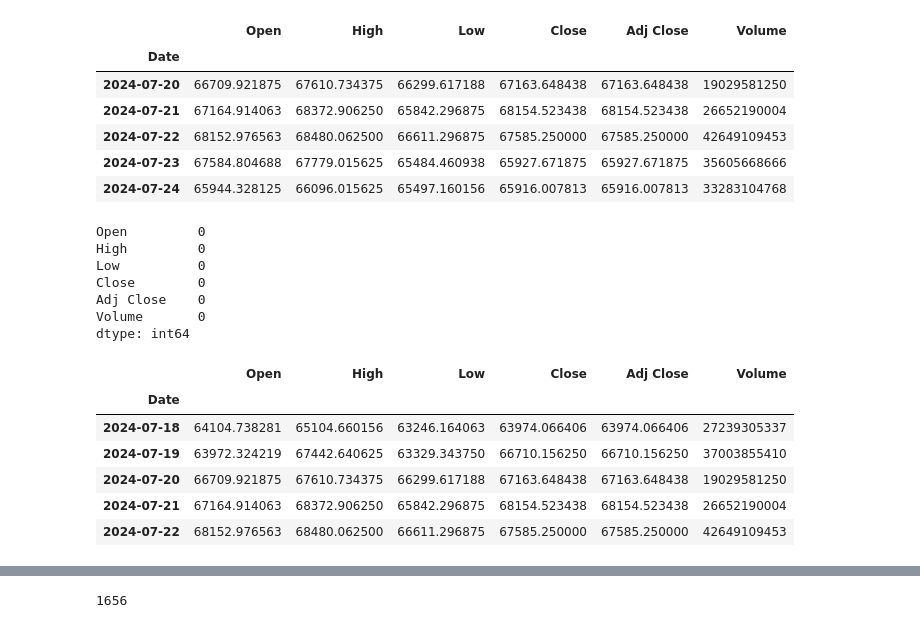
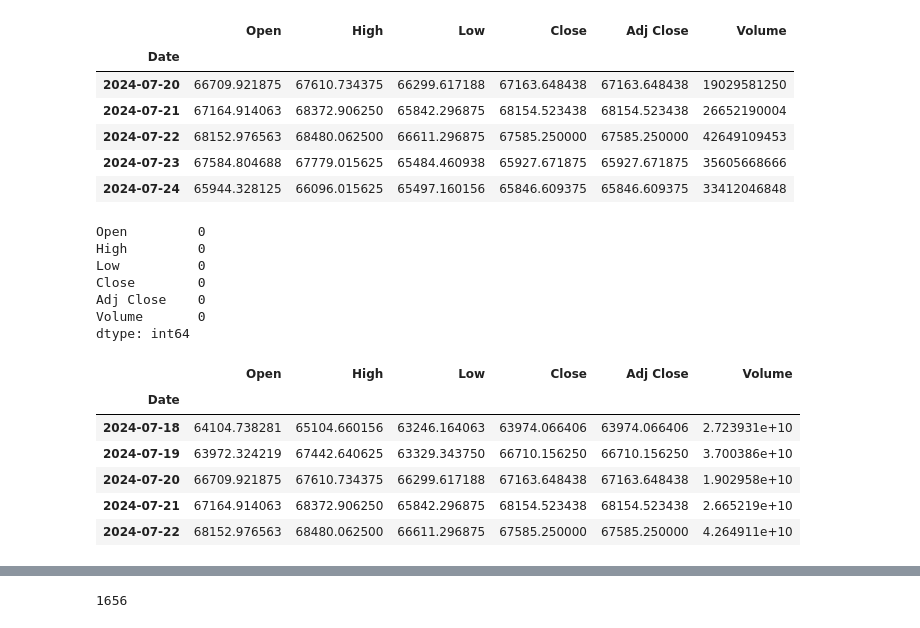
Before and after one commit to Jogang523/DL, a Jupyter notebook: rnn/RNN_2.ipynb, the cells around one changed output, grey strips where cells are left out. Saved outputs shown, nothing was run; the diff lists cells and outputs as text; code cells hidden in the pictures.

```diff
--- a/rnn/RNN_2.ipynb
+++ b/rnn/RNN_2.ipynb
@@ -32,16 +36,16 @@ Requirement already satisfied: six>=1.5 in c:\users\m\appdata\roaming\python\pyt
 # %%
 import FinanceDataReader as fdr
 # %%
-df=fdr.DataReader('BTC/USD','2024')
+df = fdr.DataReader('BTC/USD', '2020', '2025')
 df.tail()
 # %% [output]
 |  | Open | High | Low | Close | Adj Close | Volume |
 | Date |  |  |  |  |  |  |
 | 2024-07-20 | 66709.921875 | 67610.734375 | 66299.617188 | 67163.648438 | 67163.648438 | 19029581250 |
 | 2024-07-21 | 67164.914063 | 68372.906250 | 65842.296875 | 68154.523438 | 68154.523438 | 26652190004 |
 | 2024-07-22 | 68152.976563 | 68480.062500 | 66611.296875 | 67585.250000 | 67585.250000 | 42649109453 |
 | 2024-07-23 | 67584.804688 | 67779.015625 | 65484.460938 | 65927.671875 | 65927.671875 | 35605668666 |
-| 2024-07-24 | 65944.328125 | 66096.015625 | 65497.160156 | 65916.007813 | 65916.007813 | 33283104768 |
+| 2024-07-24 | 65944.328125 | 66096.015625 | 65497.160156 | 65846.609375 | 65846.609375 | 33412046848 |
 # %%
 df.isnull().sum()
 # %% [output]
@@ -53,13 +57,13 @@ Adj Close    0
 Volume       0
 dtype: int64
 # %%
-df=df.iloc[:-2]
-df.tail()
+# df = df.iloc[:-2]
+# df.tail()
 # %% [output]
 |  | Open | High | Low | Close | Adj Close | Volume |
 | Date |  |  |  |  |  |  |
-| 2024-07-18 | 64104.738281 | 65104.660156 | 63246.164063 | 63974.066406 | 63974.066406 | 27239305337 |
-| 2024-07-19 | 63972.324219 | 67442.640625 | 63329.343750 | 66710.156250 | 66710.156250 | 37003855410 |
-| 2024-07-20 | 66709.921875 | 67610.734375 | 66299.617188 | 67163.648438 | 67163.648438 | 19029581250 |
-| 2024-07-21 | 67164.914063 | 68372.906250 | 65842.296875 | 68154.523438 | 68154.523438 | 26652190004 |
-| 2024-07-22 | 68152.976563 | 68480.062500 | 66611.296875 | 67585.250000 | 67585.250000 | 42649109453 |
+| 2024-07-18 | 64104.738281 | 65104.660156 | 63246.164063 | 63974.066406 | 63974.066406 | 2.723931e+10 |
+| 2024-07-19 | 63972.324219 | 67442.640625 | 63329.343750 | 66710.156250 | 66710.156250 | 3.700386e+10 |
+| 2024-07-20 | 66709.921875 | 67610.734375 | 66299.617188 | 67163.648438 | 67163.648438 | 1.902958e+10 |
+| 2024-07-21 | 67164.914063 | 68372.906250 | 65842.296875 | 68154.523438 | 68154.523438 | 2.665219e+10 |
+| 2024-07-22 | 68152.976563 | 68480.062500 | 66611.296875 | 67585.250000 | 67585.250000 | 4.264911e+10 |
```
Also changed, not shown: parts of 34 cells of this notebook, 1 other file.
